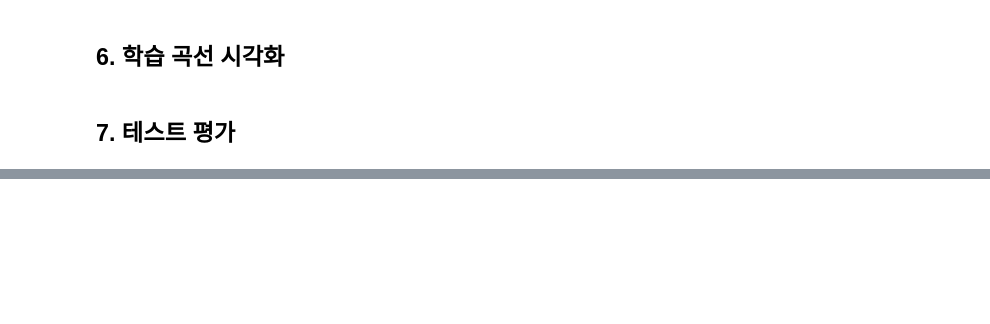
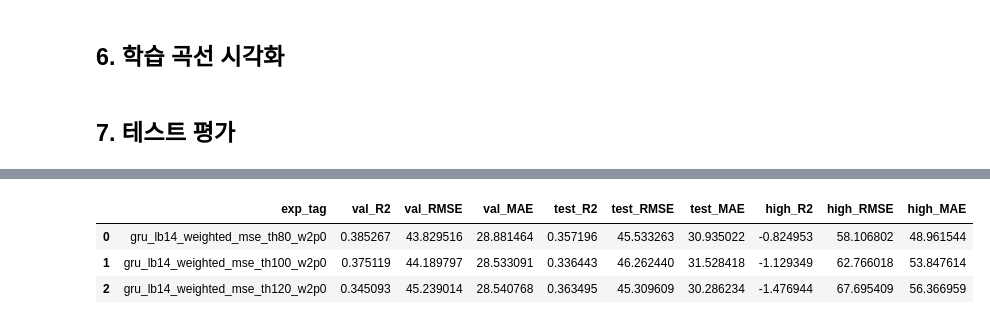
Before and after one commit to kona0107/EGU26-SWAT-GNN, a Jupyter notebook: script/src/gnn_project/train_v2.ipynb, the cells around one changed output, grey strips where cells are left out. Cells and saved outputs as stored; diff of their text form; code cells hidden in the pictures; blank space fills up the shorter version.

Commit message:
Chore: GRU 및 Transformer 실험 결과 저장

```diff
--- a/script/src/gnn_project/train_v2.ipynb
+++ b/script/src/gnn_project/train_v2.ipynb
@@ -440,0 +835,20 @@ plt.show()
+# %%
+best_lookback = 14
+best_loss_cfg = {"loss_type": "huber", "delta": 1.0}
+
+model_compare_results = []
+
+for temporal_type in ["gru", "transformer"]:
+    print(f"\n===== RUN: {temporal_type} / lb={best_lookback} / {best_loss_cfg} =====")
+    result, history_df, pred_df, model_obj = run_single_experiment(
+        lookback=best_lookback,
+        temporal_type=temporal_type,
+        **best_loss_cfg
+    )
+    model_compare_results.append(result)
+
+model_compare_df = pd.DataFrame(model_compare_results).sort_values("test_R2", ascending=False)
+display(model_compare_df)
+
+model_compare_df.to_csv("exp_model_compare.csv", index=False)
+print("Saved: exp_model_compare.csv")
@@ -440,0 +1203,19 @@ plt.show()
+# %%
+cols = [
+    "exp_tag",
+    "val_R2", "val_RMSE", "val_MAE",
+    "test_R2", "test_RMSE", "test_MAE",
+    "high_R2", "high_RMSE", "high_MAE",
+]
+
+display(
+    threshold_df[cols].sort_values(
+        ["val_R2", "test_R2", "high_MAE"],
+        ascending=[False, False, True]
+    )
+)
+# %% [output]
+|  | exp_tag | val_R2 | val_RMSE | val_MAE | test_R2 | test_RMSE | test_MAE | high_R2 | high_RMSE | high_MAE |
+| 0 | gru_lb14_weighted_mse_th80_w2p0 | 0.385267 | 43.829516 | 28.881464 | 0.357196 | 45.533263 | 30.935022 | -0.824953 | 58.106802 | 48.961544 |
+| 1 | gru_lb14_weighted_mse_th100_w2p0 | 0.375119 | 44.189797 | 28.533091 | 0.336443 | 46.262440 | 31.528418 | -1.129349 | 62.766018 | 53.847614 |
+| 2 | gru_lb14_weighted_mse_th120_w2p0 | 0.345093 | 45.239014 | 28.540768 | 0.363495 | 45.309609 | 30.286234 | -1.476944 | 67.695409 | 56.366959 |
```
Also changed, not shown: parts of 21 cells of this notebook.
